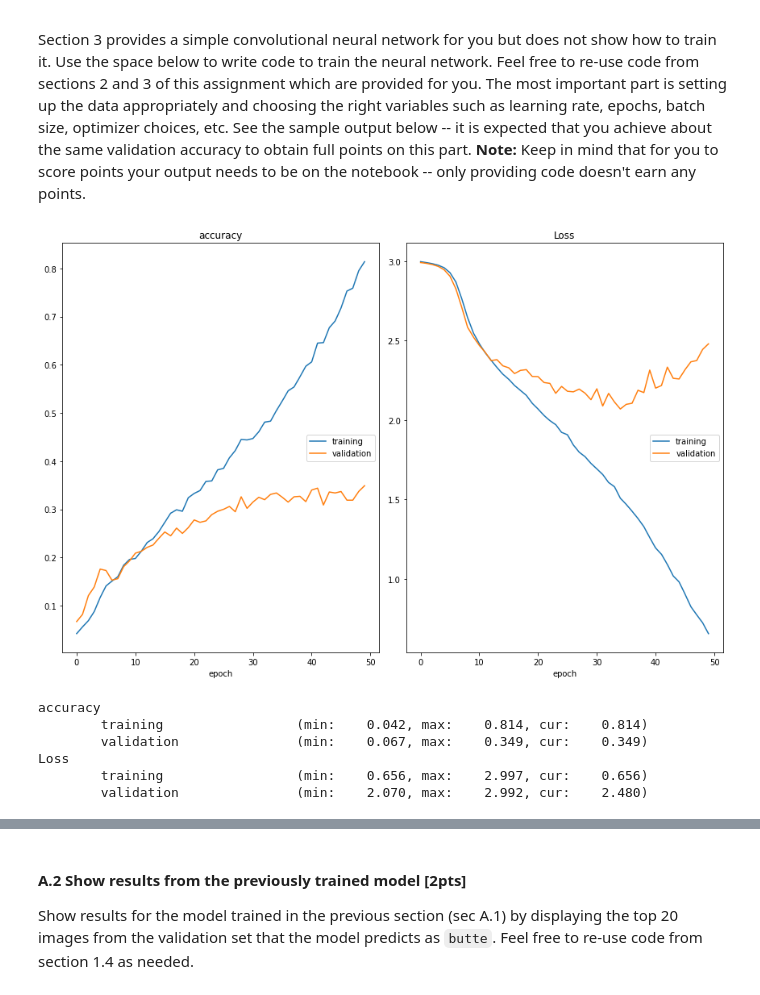
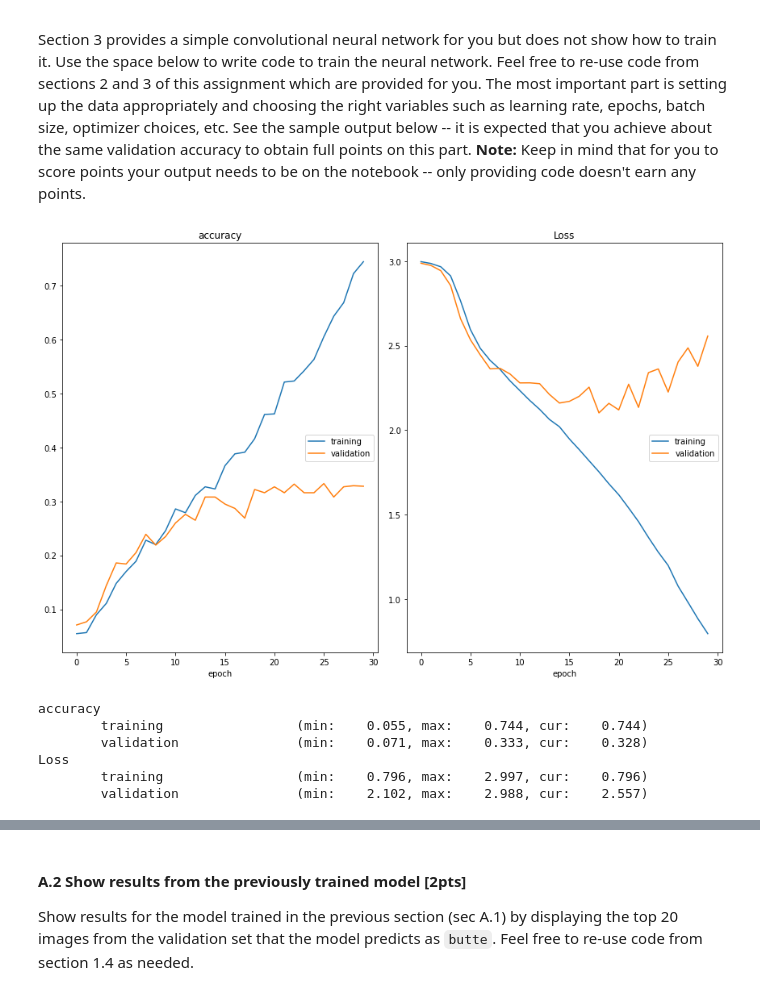
Before and after one commit to KBLin1996/Comp646-DL_for_Vision_and_Language, a Jupyter notebook: Assignment1_image_classification_and_CNN.ipynb, the cells around one changed output, grey strips where cells are left out. Drawn from its saved outputs; the diff is of its cells as text; code cells hidden in the pictures.

```diff
--- a/Assignment1_image_classification_and_CNN.ipynb
+++ b/Assignment1_image_classification_and_CNN.ipynb
@@ -222,17 +222,17 @@ class LinearClassifier(nn.Module):
         return self.linear(encoded_input)
 
 # Create an instance of this linear classifier.
-model = LinearClassifier(32 * 32 * 3, len(trainSet.categories))
+model = LinearClassifier(32 * 32 * 3, len(trainset.categories))
 
-# Create a dummy row vector filled with random values (bias).
+# Create a dummy row vector filled with random values.
 dummy_vector = torch.rand(1, 32 * 32 * 3)
 
 # Compute some predictions using the model.
 predictions = model(dummy_vector).softmax(dim = 1)
 
 # Show predictions from this randomly initialized model.
-for i in range(0, len(trainSet.categories)):
+for i in range(0, len(trainset.categories)):
   score = predictions[0, i].item()
-  category = trainSet.categories[i]
+  category = trainset.categories[i]
   print('P("{0}") = {1:.2f}'.format(category, score))
 # %% [output]
@@ -487,43 +487,43 @@ Section 3 provides a simple convolutional neural network for you but does not sh
 import torch.optim
 import torchvision.transforms as transforms
 
-batch_size = 4
-n_epochs = 50
-learningRate = 2e-3
+batch_size = 1
+n_epochs = 30
+learningRate = 1e-3
 
 # torch.nn.CrossEntropyLoss applies the softmax to the predictions by the model.
 cost_function = torch.nn.CrossEntropyLoss()
 model = ConvnetClassifier()
 
 # Basic SGD Optimizer.
 optimizer = torch.optim.SGD(model.parameters(), lr = learningRate)
 
 transform = transforms.Compose([transforms.Resize((48, 48)),
                                 transforms.ToTensor()])
 
 trainSet = SUN20(split = 'train', transform = transform)
 valSet = SUN20(split = 'val', transform = transform)
 
 train_loader = torch.utils.data.DataLoader(trainSet,
                                            batch_size = batch_size,
                                            shuffle = True,
                                            pin_memory = True,
                                            num_workers = 2)
 val_loader = torch.utils.data.DataLoader(valSet,
                                          batch_size = batch_size,
                                          shuffle = False)
 
 train_model(batch_size, n_epochs, learningRate,
             model, cost_function, optimizer, -1,
             train_loader, val_loader);
 # %% [output]
-[figure, old version]
+[figure, new version]
 accuracy
-        training                 (min:    0.042, max:    0.814, cur:    0.814)
-        validation               (min:    0.067, max:    0.349, cur:    0.349)
+        training                 (min:    0.055, max:    0.744, cur:    0.744)
+        validation               (min:    0.071, max:    0.333, cur:    0.328)
 Loss
-        training                 (min:    0.656, max:    2.997, cur:    0.656)
-        validation               (min:    2.070, max:    2.992, cur:    2.480)
+        training                 (min:    0.796, max:    2.997, cur:    0.796)
+        validation               (min:    2.102, max:    2.988, cur:    2.557)
 # %%
 # Including an example prediction just for your reference to see the model is really working.
 
```
Also changed, not shown: parts of 23 cells of this notebook.
